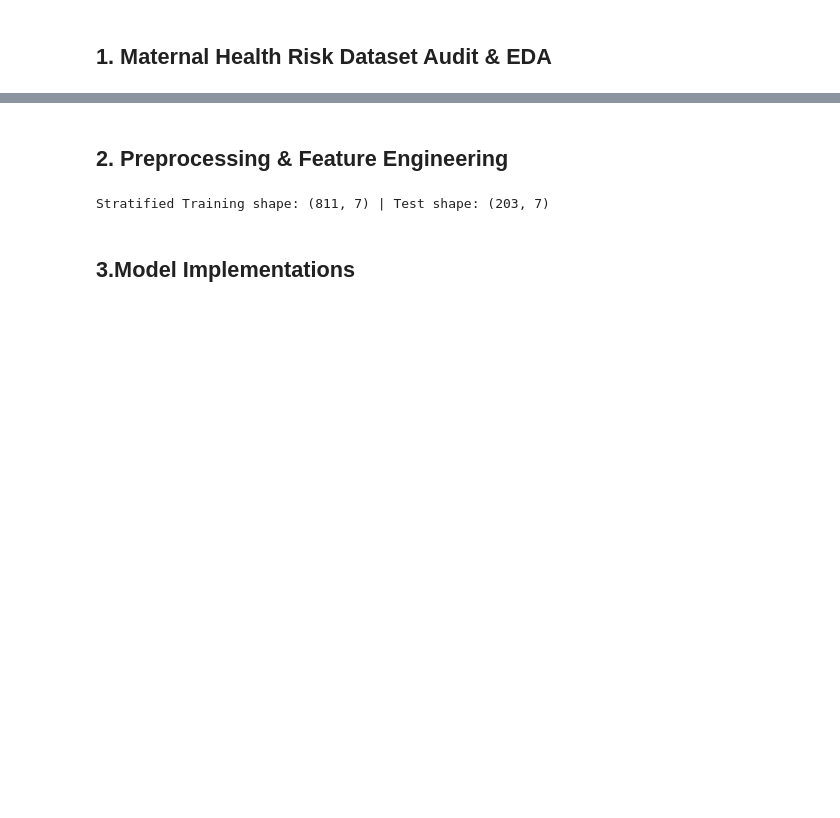
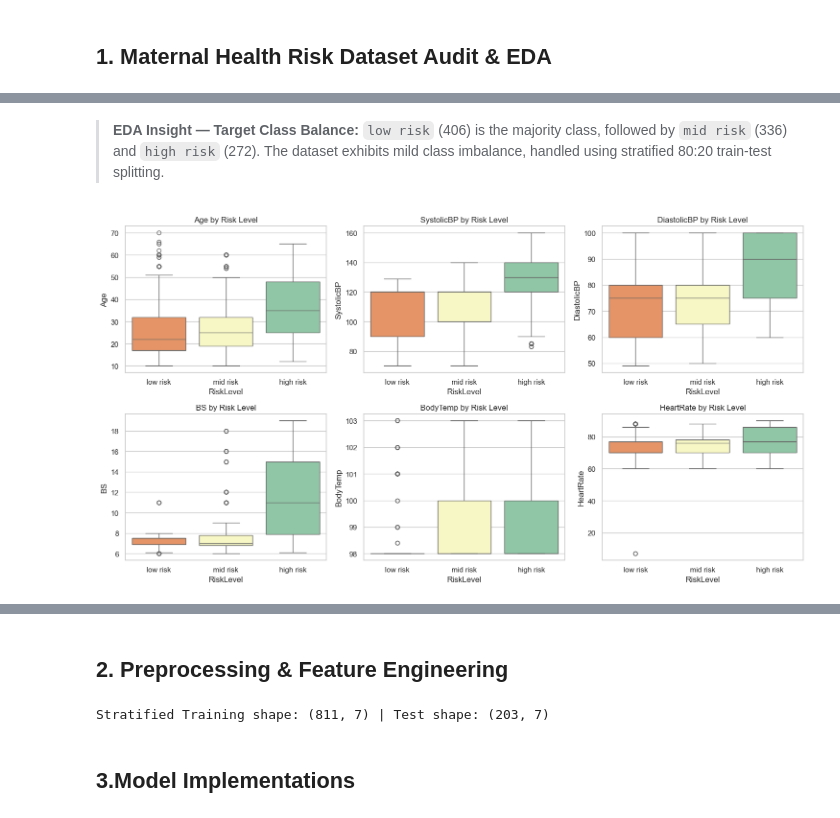
Before and after one commit to wander1112/Ember-Storm, a Jupyter notebook: notebooks/classification.ipynb, the cells around one changed output, grey strips where cells are left out. Cells and saved outputs as stored; diff of their text form; code cells hidden in the pictures; blank space fills up the shorter version.

```diff
--- a/notebooks/classification.ipynb
+++ b/notebooks/classification.ipynb
@@ -72,0 +92,14 @@ plt.show()
+# %% [markdown]
+> **EDA Insight — Target Class Balance:**
+> `low risk` (406) is the majority class, followed by `mid risk` (336) and `high risk` (272). The dataset exhibits mild class imbalance, handled using stratified 80:20 train-test splitting.
+# %%
+num_features_clf = ['Age', 'SystolicBP', 'DiastolicBP', 'BS', 'BodyTemp', 'HeartRate']
+fig, axes = plt.subplots(2, 3, figsize=(15, 8))
+axes = axes.ravel()
+for idx, col in enumerate(num_features_clf):
+    sns.boxplot(data=df_clf, x='RiskLevel', y=col, order=['low risk', 'mid risk', 'high risk'], palette='Spectral', ax=axes[idx])
+    axes[idx].set_title(f'{col} by Risk Level')
+plt.tight_layout()
+plt.show()
+# %% [output]
+[figure, added]
```
Also changed, not shown: parts of 23 cells of this notebook, 1 other file.
